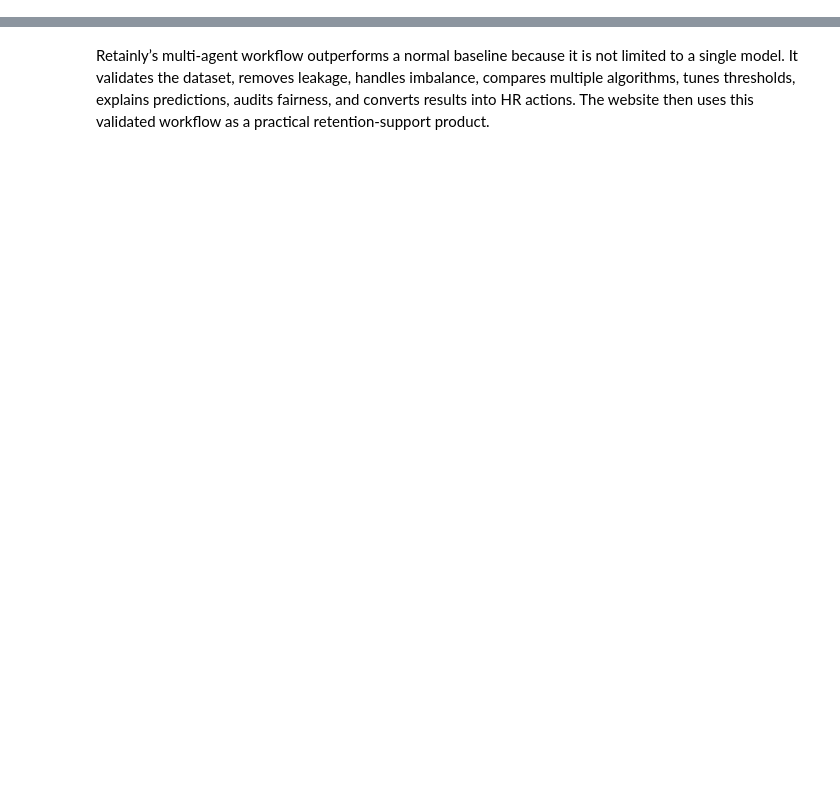
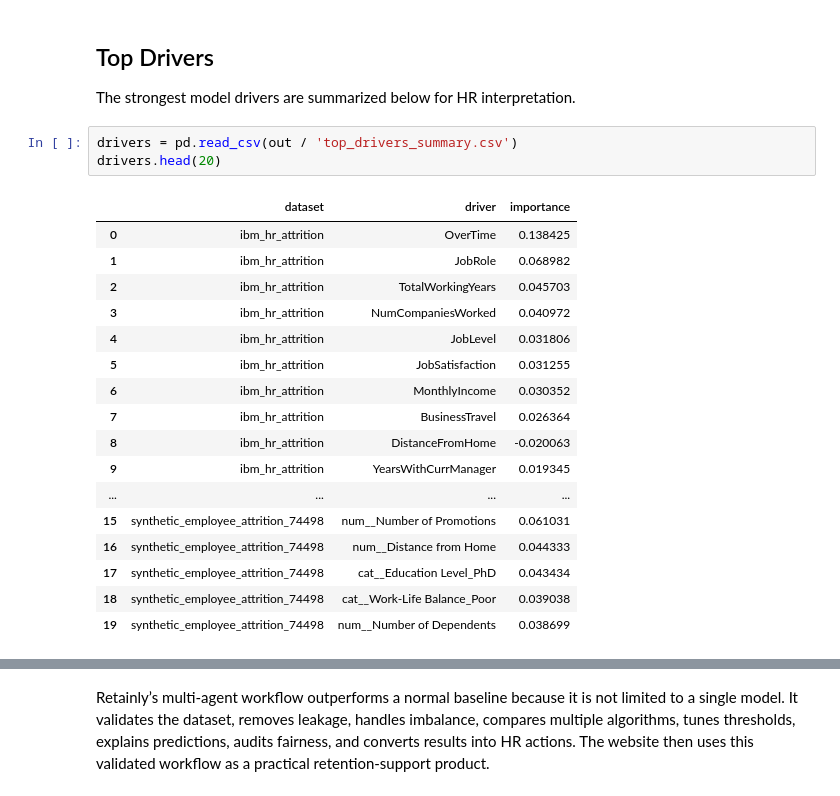
Before and after one commit to swara063/Retainly, a Jupyter notebook: notebooks/retainly_famous_dataset_comparison.ipynb, the cells around one changed output, grey strips where cells are left out. Cells and saved outputs as stored; diff of their text form; blank space fills up the shorter version.

```diff
--- a/notebooks/retainly_famous_dataset_comparison.ipynb
+++ b/notebooks/retainly_famous_dataset_comparison.ipynb
@@ -65 +69,25 @@ lift
+# %% [markdown]
+## Top Drivers
+The strongest model drivers are summarized below for HR interpretation.
+# %%
+drivers = pd.read_csv(out / 'top_drivers_summary.csv')
+drivers.head(20)
+# %% [output]
+|  | dataset | driver | importance |
+| 0 | ibm_hr_attrition | OverTime | 0.138425 |
+| 1 | ibm_hr_attrition | JobRole | 0.068982 |
+| 2 | ibm_hr_attrition | TotalWorkingYears | 0.045703 |
+| 3 | ibm_hr_attrition | NumCompaniesWorked | 0.040972 |
+| 4 | ibm_hr_attrition | JobLevel | 0.031806 |
+| 5 | ibm_hr_attrition | JobSatisfaction | 0.031255 |
+| 6 | ibm_hr_attrition | MonthlyIncome | 0.030352 |
+| 7 | ibm_hr_attrition | BusinessTravel | 0.026364 |
+| 8 | ibm_hr_attrition | DistanceFromHome | -0.020063 |
+| 9 | ibm_hr_attrition | YearsWithCurrManager | 0.019345 |
+| ... | ... | ... | ... |
+| 15 | synthetic_employee_attrition_74498 | num__Number of Promotions | 0.061031 |
+| 16 | synthetic_employee_attrition_74498 | num__Distance from Home | 0.044333 |
+| 17 | synthetic_employee_attrition_74498 | cat__Education Level_PhD | 0.043434 |
+| 18 | synthetic_employee_attrition_74498 | cat__Work-Life Balance_Poor | 0.039038 |
+| 19 | synthetic_employee_attrition_74498 | num__Number of Dependents | 0.038699 |
 # %%
```
Also changed, not shown: parts of 20 cells of this notebook, 6 other files.
